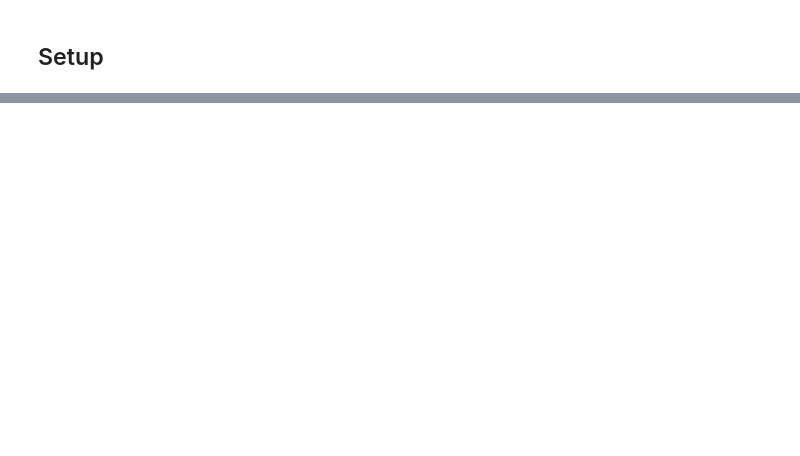
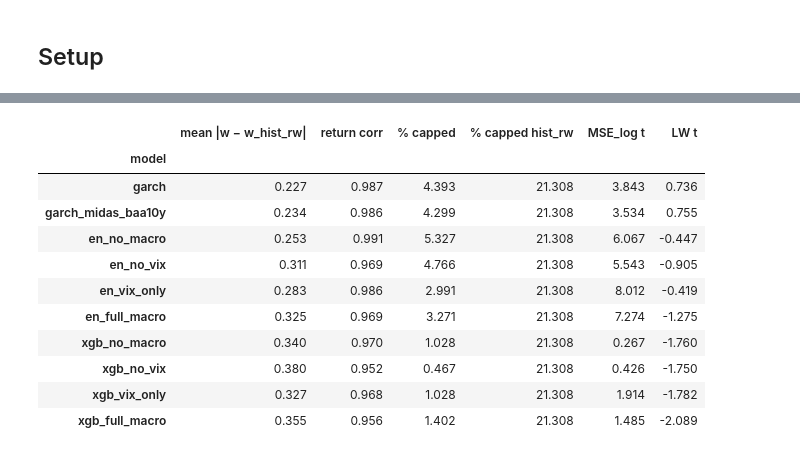
Before and after one commit to chanrahrah/dse4101capstone-project, a Jupyter notebook: models/portfolio_construction/03_forecast_vs_portfolio.ipynb, the cells around one changed output, grey strips where cells are left out. Cells and saved outputs as stored; diff of their text form; code cells hidden in the pictures; blank space fills up the shorter version.

```diff
--- a/models/portfolio_construction/03_forecast_vs_portfolio.ipynb
+++ b/models/portfolio_construction/03_forecast_vs_portfolio.ipynb
@@ -750,0 +377,27 @@ Saved to C:\Documents\NUS\Y4S1\DSE4101\dse4101capstone_project\models\portfolio_
+# %%
+rw = portfolios[BENCHMARK]
+spread = pd.DataFrame({
+    m: {
+        f"mean |w − w_{BENCHMARK}|": weight_distance(portfolios[m], rw),
+        "return corr": portfolios[m]["managed"].corr(rw["managed"]),
+        "% capped": pct_capped_pooled(portfolios[m]["weights_base"], K_CAP),
+        f"% capped {BENCHMARK}": pct_capped_pooled(rw["weights_base"], K_CAP),
+        "MSE_log t": bucket_link.at[m, "MSE_log t"],
+        "LW t": bucket_link.at[m, "LW t"],
+    }
+    for m in MODELS
+}).T.rename_axis("model")
+spread
+# %% [output]
+|  | mean |w − w_hist_rw| | return corr | % capped | % capped hist_rw | MSE_log t | LW t |
+| model |  |  |  |  |  |  |
+| garch | 0.227 | 0.987 | 4.393 | 21.308 | 3.843 | 0.736 |
+| garch_midas_baa10y | 0.234 | 0.986 | 4.299 | 21.308 | 3.534 | 0.755 |
+| en_no_macro | 0.253 | 0.991 | 5.327 | 21.308 | 6.067 | -0.447 |
+| en_no_vix | 0.311 | 0.969 | 4.766 | 21.308 | 5.543 | -0.905 |
+| en_vix_only | 0.283 | 0.986 | 2.991 | 21.308 | 8.012 | -0.419 |
+| en_full_macro | 0.325 | 0.969 | 3.271 | 21.308 | 7.274 | -1.275 |
+| xgb_no_macro | 0.340 | 0.970 | 1.028 | 21.308 | 0.267 | -1.760 |
+| xgb_no_vix | 0.380 | 0.952 | 0.467 | 21.308 | 0.426 | -1.750 |
+| xgb_vix_only | 0.327 | 0.968 | 1.028 | 21.308 | 1.914 | -1.782 |
+| xgb_full_macro | 0.355 | 0.956 | 1.402 | 21.308 | 1.485 | -2.089 |
```
Also changed, not shown: parts of 49 cells of this notebook, 27 other files.
